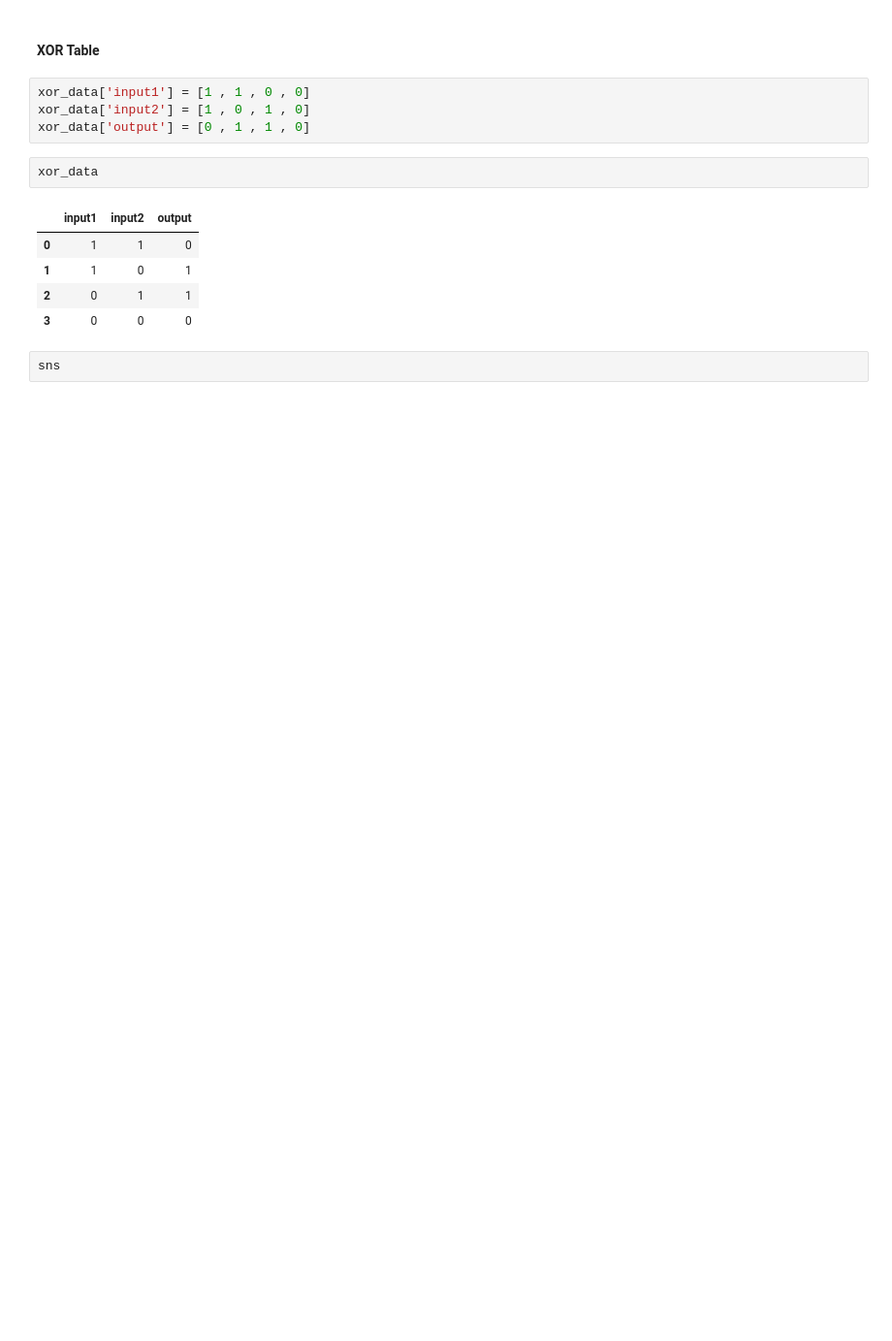
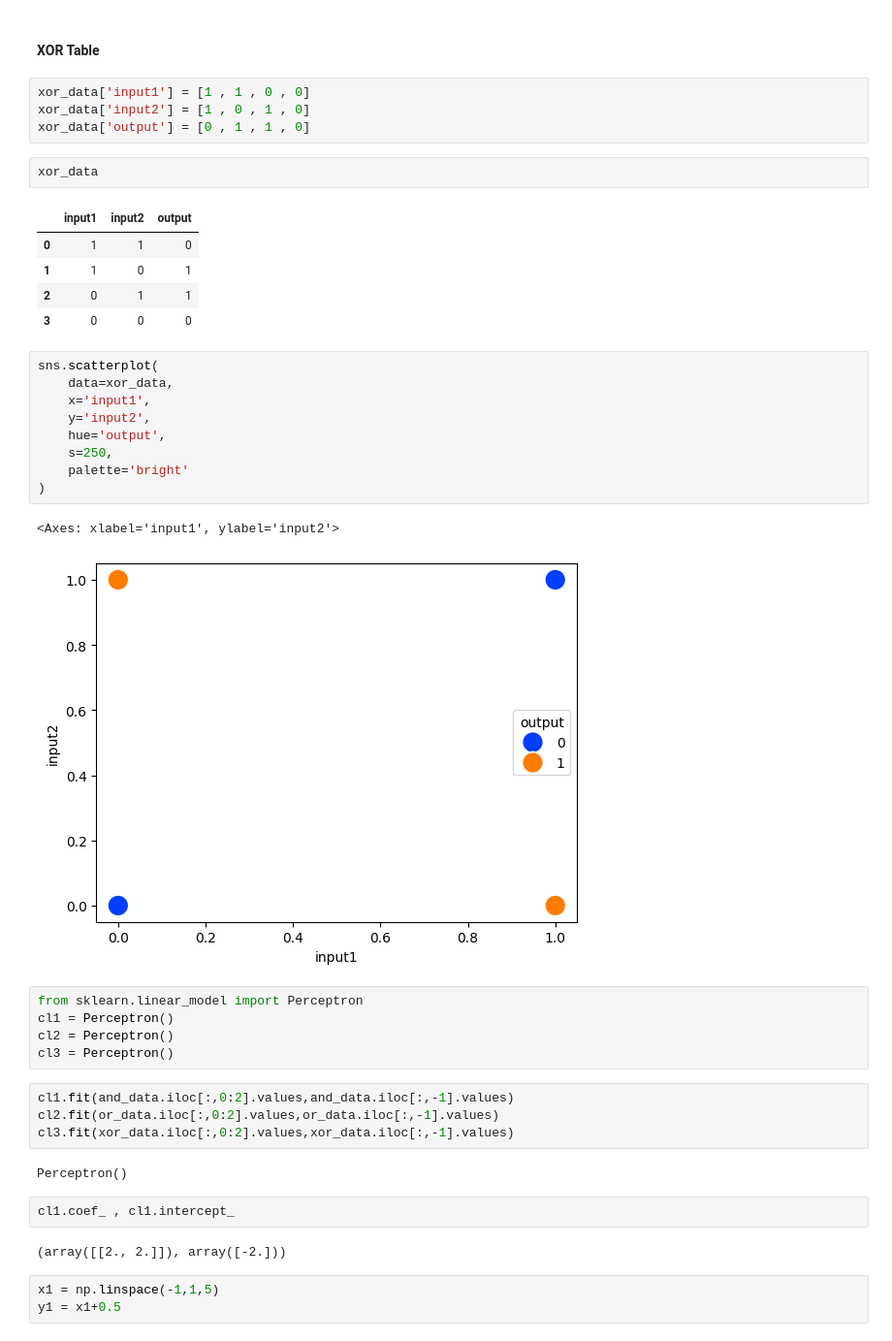
Before and after one commit to harshbhatt15/Demo_Codes, a Jupyter notebook: Perceptron/problem-with-perceptron.ipynb, the cells around one changed output. Shown at 97% size. Cells and saved outputs as stored; diff of their text form; blank space fills up the shorter version.

```diff
--- a/Perceptron/problem-with-perceptron.ipynb
+++ b/Perceptron/problem-with-perceptron.ipynb
@@ -67,4 +79,32 @@ xor_data
 | 2 | 0 | 1 | 1 |
 | 3 | 0 | 0 | 0 |
 # %%
-sns
+sns.scatterplot(
+    data=xor_data,
+    x='input1',
+    y='input2',
+    hue='output',
+    s=250,
+    palette='bright'
+)
+# %% [output]
+<Axes: xlabel='input1', ylabel='input2'>
+[figure, added]
+# %%
+from sklearn.linear_model import Perceptron
+cl1 = Perceptron()
+cl2 = Perceptron()
+cl3 = Perceptron()
+# %%
+cl1.fit(and_data.iloc[:,0:2].values,and_data.iloc[:,-1].values)
+cl2.fit(or_data.iloc[:,0:2].values,or_data.iloc[:,-1].values)
+cl3.fit(xor_data.iloc[:,0:2].values,xor_data.iloc[:,-1].values)
+# %% [output]
+Perceptron()
+# %%
+cl1.coef_ , cl1.intercept_
+# %% [output]
+(array([[2., 2.]]), array([-2.]))
+# %%
+x1 = np.linspace(-1,1,5)
+y1 = x1+0.5
```
Also changed, not shown: parts of 7 cells of this notebook.
